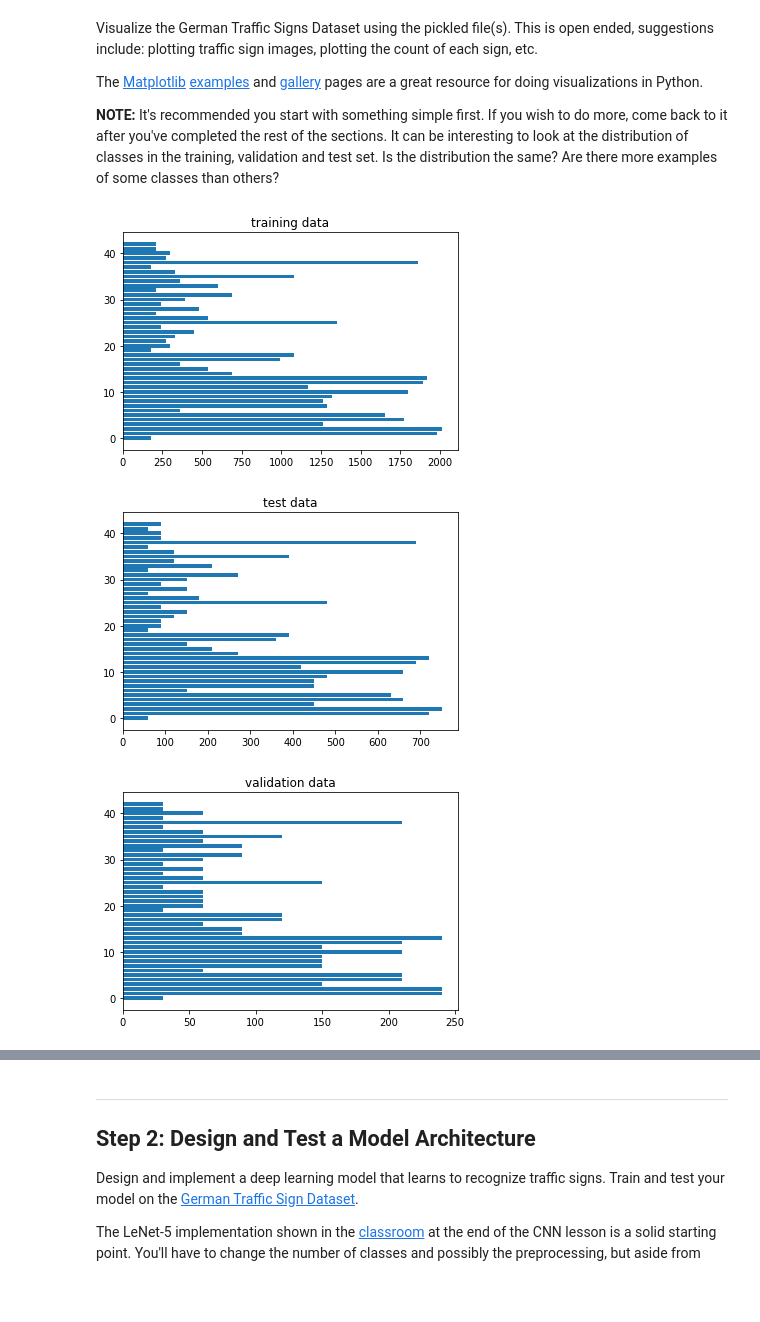
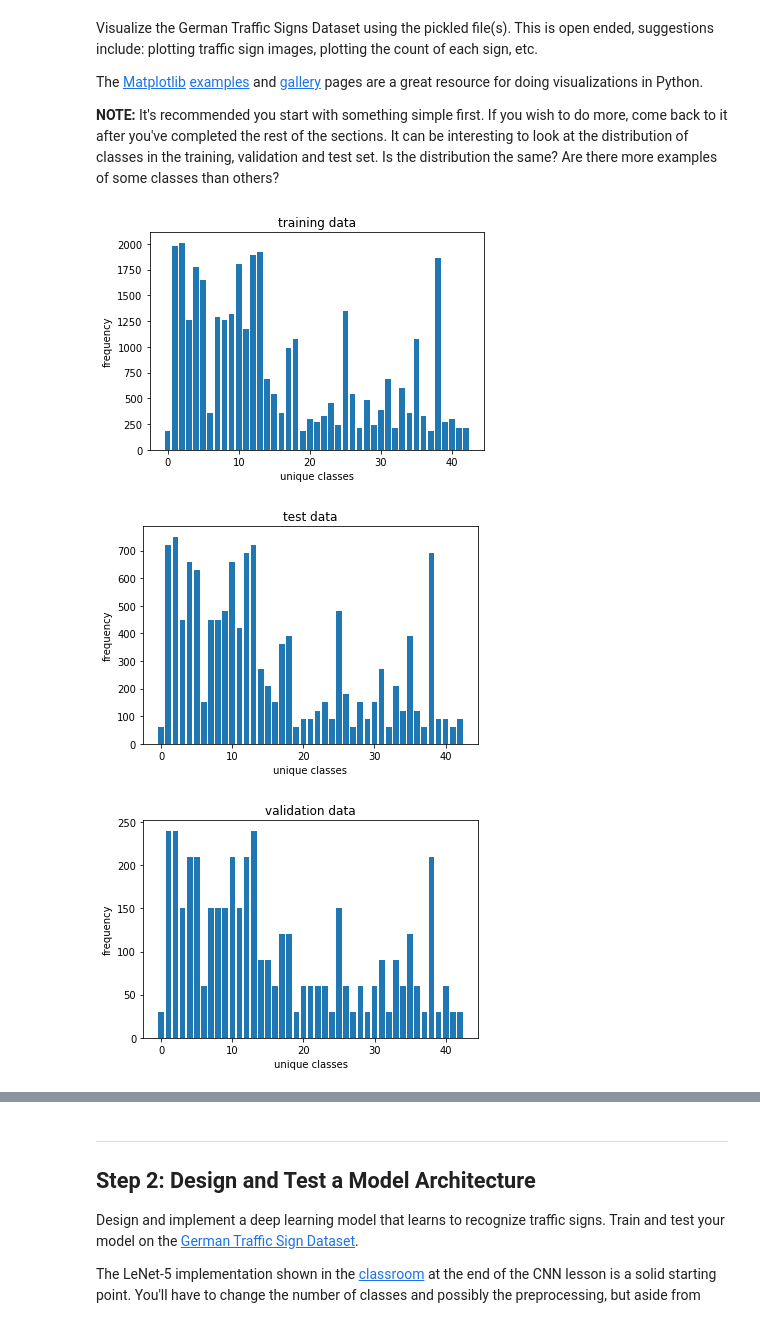
Before and after one commit to AmeyaWagh/CarND_Traffic_Sign_Classifier_Project, a Jupyter notebook: Traffic_Sign_Classifier.ipynb, the cells around one changed output, grey strips where cells are left out. Saved outputs shown, nothing was run; the diff lists cells and outputs as text; code cells hidden in the pictures; blank space fills up the shorter version.

```diff
--- a/Traffic_Sign_Classifier.ipynb
+++ b/Traffic_Sign_Classifier.ipynb
@@ -96,27 +103,29 @@ The [Matplotlib](http://matplotlib.org/) [examples](http://matplotlib.org/exampl
 # %%
 ### Plot histogram of the dataset
 import matplotlib.pyplot as plt
 import numpy as np
 # Visualizations will be shown in the notebook.
 %matplotlib inline
 
 def plot_histogram(data,title=''):
     n = np.unique(data)
     hist = np.zeros(len(n))
     for _data in data:
         hist[_data] +=1
-    plt.barh(range(len(n)),hist)
+    plt.bar(range(len(n)),hist)
     plt.title(title)
+    plt.xlabel('unique classes')
+    plt.ylabel('frequency')
     plt.show()
 
 # print(y_train)
 plot_histogram(y_train,'training data')
 plot_histogram(y_test,'test data')
 plot_histogram(y_valid,'validation data')
 # %% [output]
-[figure, old version]
+[figure, new version]
-[figure, old version]
+[figure, new version]
-[figure, old version]
+[figure, new version]
 # %%
 ### Data exploration visualization code goes here.
 ### Feel free to use as many code cells as needed.
```
Also changed, not shown: parts of 12 cells of this notebook, 2 other files.
